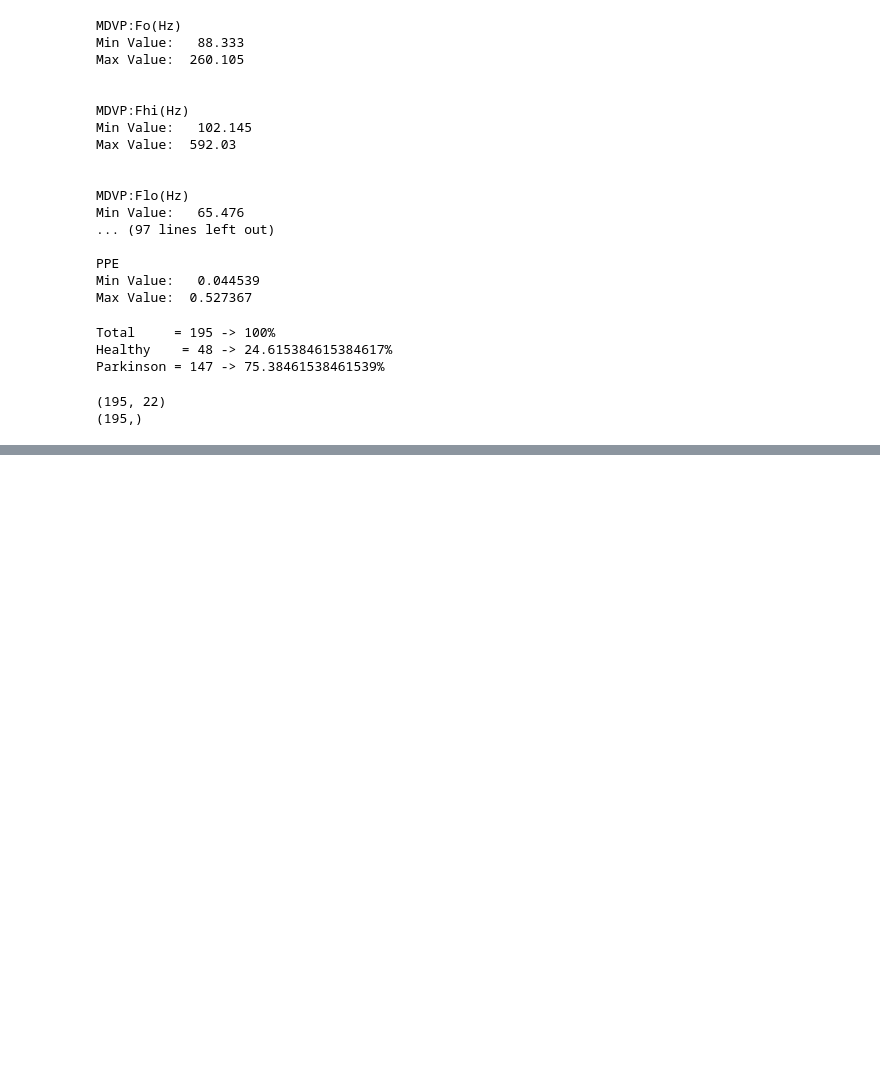
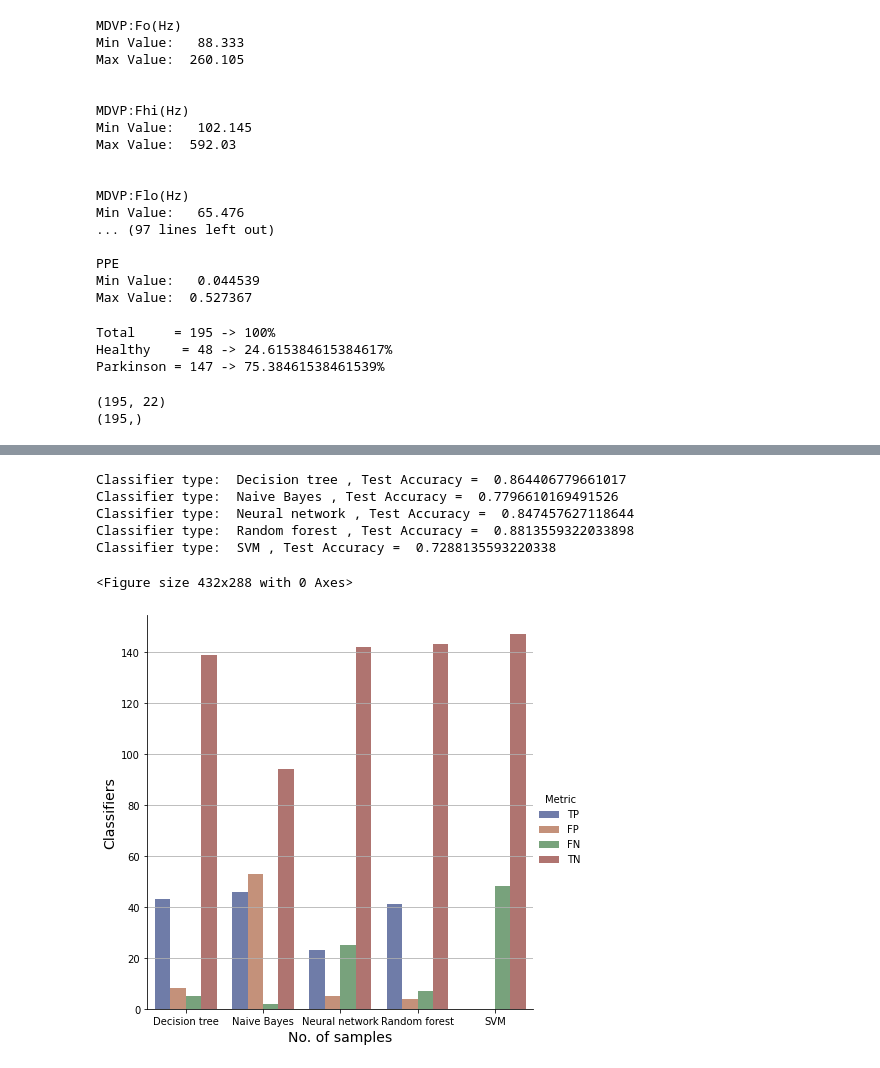
Before and after one commit to cleversonahum/parkinson_diagnosis_ml, a Jupyter notebook: parkinson_diagnosis.ipynb, the cells around one changed output, grey strips where cells are left out. Saved outputs shown, nothing was run; the diff lists cells and outputs as text; code cells hidden in the pictures; blank space fills up the shorter version.

Commit message:
adding results to original dataset

```diff
--- a/parkinson_diagnosis.ipynb
+++ b/parkinson_diagnosis.ipynb
@@ -102,0 +168,8 @@ print(outputs.shape)
+# %%
+# Naive Bayes classifier
+gnb = GaussianNB()
+# %%
+# SVM classifier
+svm = svm.SVC()
+# %%
+classifiers = [(dt, "Decision tree"), (gnb, "Naive Bayes"), (ann, "Neural network"), (rf, "Random forest"), (svm, "SVM"), ]
@@ -102,0 +205,51 @@ print(outputs.shape)
+# %%
+# Testing classifiers
+for classifier, label in classifiers:
+    y_test_estimative = classifier.predict(x_test)
+    print("Classifier type: ", label, ", Test Accuracy = ", accuracy_score(y_test, y_test_estimative))
+# %% [output]
+Classifier type:  Decision tree , Test Accuracy =  0.864406779661017
+Classifier type:  Naive Bayes , Test Accuracy =  0.7796610169491526
+Classifier type:  Neural network , Test Accuracy =  0.847457627118644
+Classifier type:  Random forest , Test Accuracy =  0.8813559322033898
+Classifier type:  SVM , Test Accuracy =  0.7288135593220338
+# %%
+confusion_matrixes = np.zeros((len(classifiers), 4))
+for index, classifier_info in enumerate(classifiers):
+    confusion_matrixes[index,:] = np.array([confusion_matrix(outputs, classifier_info[0].predict(entries)).ravel()])
+# %%
+def plot_metrics(dataframe, metric_indexes, indexes_results, orientation, xlabel, ylabel):
+    classifier_labels = ["Decision tree", "Naive Bayes", "Neural network", "Random forest", "SVM"]
+    df_perf_results = pd.DataFrame(dataframe, columns=metric_indexes)
+    df_perf_results.insert(0, 'classifier_type', classifier_labels, True)
+    df_perf_results = pd.melt(df_perf_results, id_vars=['classifier_type'], value_vars=indexes_results, var_name='Metric')
+
+    # Plot confusion matrixes for each classifier
+    plt.figure()
+    if orientation=="h":
+        x = "value"
+        y = "classifier_type"
+        gridon = "x"
+    else:
+        y = "value"
+        x = "classifier_type"
+        gridon = "y"
+
+    x = "value" if orientation=="h" else "classifier_type"
+    y = "classifier_type" if orientation=="h" else "value"
+    sns.catplot(data=df_perf_results, kind="bar", orient=orientation, x=x, y=y, hue="Metric", ci="sd", palette="dark", alpha=.6, height=6)
+    plt.ylabel(xlabel, fontsize=14)
+    plt.xlabel(ylabel, fontsize=14)
+    if indexes_results == ["AUC", "CA", "Pre", "Rec"]:
+        plt.ylim([0.88, 1])
+    plt.grid(axis=gridon)
+    plt.show()
+
+# Generate dataset to plot using seaborn package
+indexes = ["TP", "FN", "FP", "TN"]
+indexes_result1 = ["TP", "FP", "FN", "TN"]
+
+plot_metrics(confusion_matrixes, indexes, indexes_result1, "v", "Classifiers", "No. of samples")
+# %% [output]
+<Figure size 432x288 with 0 Axes>
+[figure, added]
```
Also changed, not shown: parts of 13 cells of this notebook.
